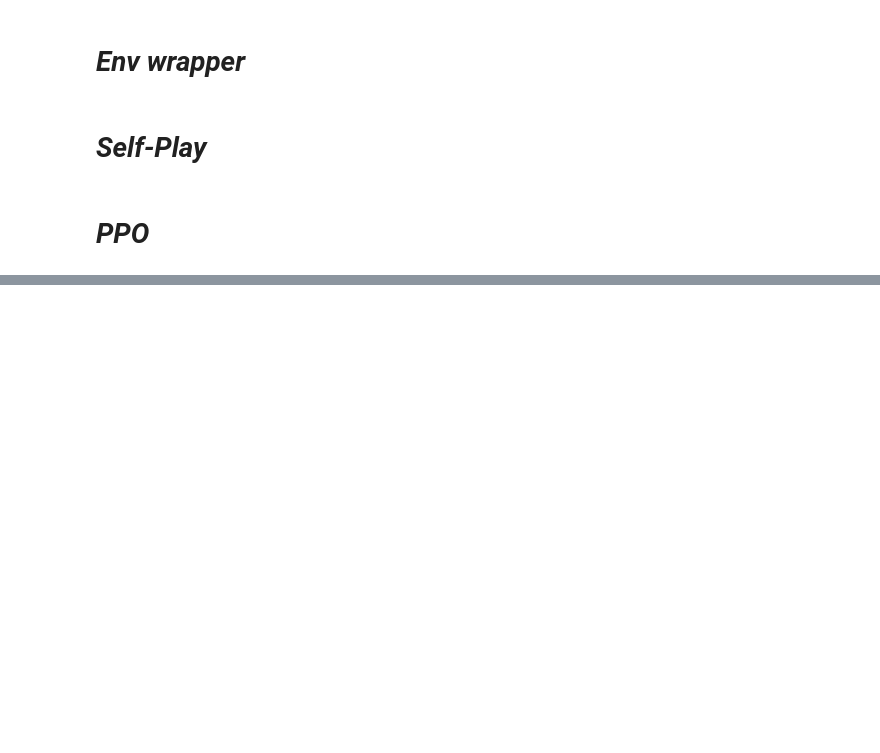
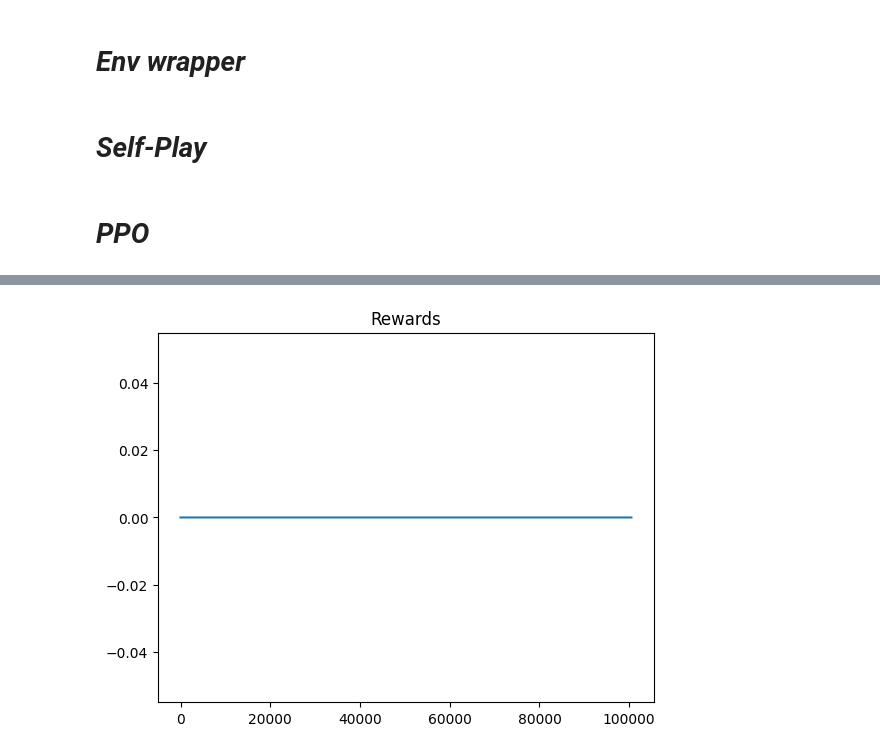
Before and after one commit to RyanNavillus/Syllabus, a Jupyter notebook: wrapper.ipynb, the cells around one changed output, grey strips where cells are left out. Drawn from its saved outputs; the diff is of its cells as text; code cells hidden in the pictures; blank space fills up the shorter version.

```diff
--- a/wrapper.ipynb
+++ b/wrapper.ipynb
@@ -353,3 +373,9 @@ plt.show()
+# %%
+plt.plot(episode_rewards)
+plt.title("Rewards")
+plt.show()
+# %% [output]
+[figure, added]
 # %%
 plt.plot(list(map(lambda x: x.detach().numpy(), losses)))
 plt.title("loss")
```
Also changed, not shown: parts of 4 cells of this notebook.
